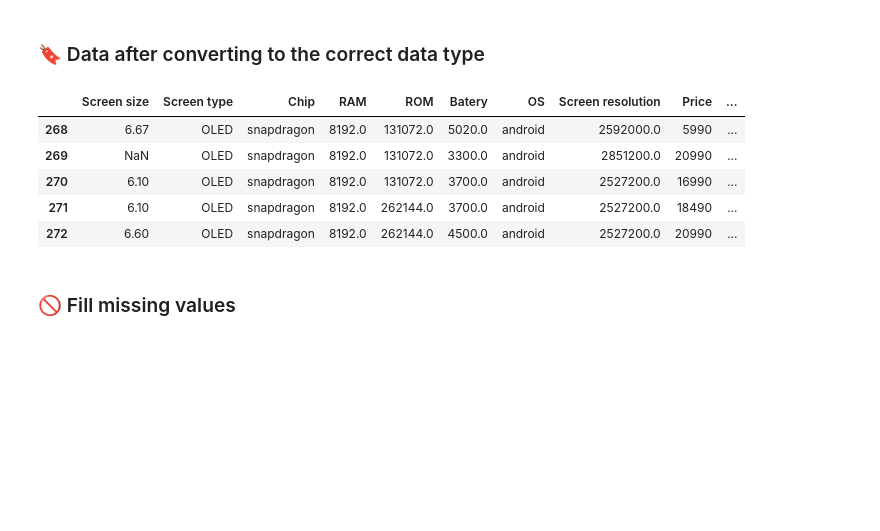
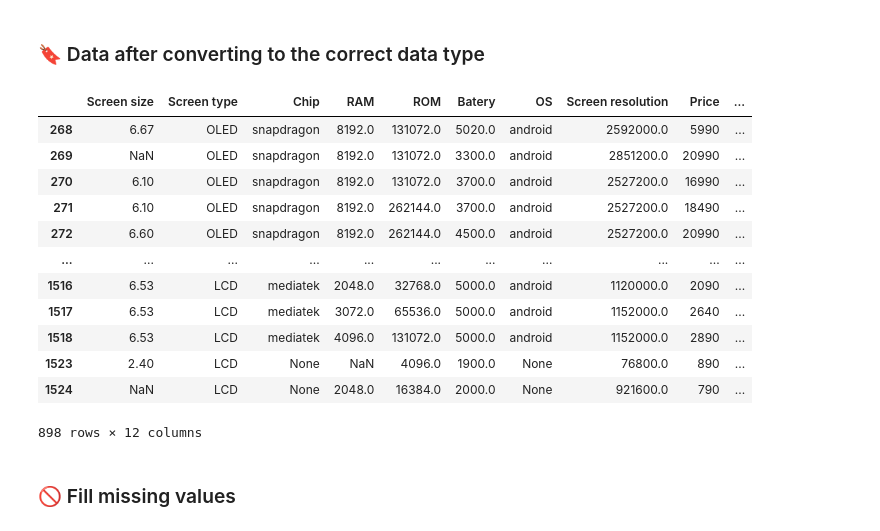
Before and after one commit to bongudth/mobile-price-prediction, a Jupyter notebook: clean.ipynb, the cells around one changed output. Saved outputs shown, nothing was run; the diff lists cells and outputs as text; code cells hidden in the pictures; blank space fills up the shorter version.

```diff
--- a/clean.ipynb
+++ b/clean.ipynb
@@ -543,14 +556,21 @@ array([ 5990, 20990, 16990, 18490, 22490, 25990, 28990, 31990, 18690,
 # %% [markdown]
 ### 🔖 Data after converting to the correct data type
 # %%
-data.head()
+data
 # %% [output]
 |  | Screen size | Screen type | Chip | RAM | ROM | Batery | OS | Screen resolution | Price | ... |
 | 268 | 6.67 | OLED | snapdragon | 8192.0 | 131072.0 | 5020.0 | android | 2592000.0 | 5990 | ... |
 | 269 | NaN | OLED | snapdragon | 8192.0 | 131072.0 | 3300.0 | android | 2851200.0 | 20990 | ... |
 | 270 | 6.10 | OLED | snapdragon | 8192.0 | 131072.0 | 3700.0 | android | 2527200.0 | 16990 | ... |
 | 271 | 6.10 | OLED | snapdragon | 8192.0 | 262144.0 | 3700.0 | android | 2527200.0 | 18490 | ... |
 | 272 | 6.60 | OLED | snapdragon | 8192.0 | 262144.0 | 4500.0 | android | 2527200.0 | 20990 | ... |
+| ... | ... | ... | ... | ... | ... | ... | ... | ... | ... | ... |
+| 1516 | 6.53 | LCD | mediatek | 2048.0 | 32768.0 | 5000.0 | android | 1120000.0 | 2090 | ... |
+| 1517 | 6.53 | LCD | mediatek | 3072.0 | 65536.0 | 5000.0 | android | 1152000.0 | 2640 | ... |
+| 1518 | 6.53 | LCD | mediatek | 4096.0 | 131072.0 | 5000.0 | android | 1152000.0 | 2890 | ... |
+| 1523 | 2.40 | LCD | None | NaN | 4096.0 | 1900.0 | None | 76800.0 | 890 | ... |
+| 1524 | NaN | LCD | None | 2048.0 | 16384.0 | 2000.0 | None | 921600.0 | 790 | ... |
+898 rows × 12 columns
 # %% [markdown]
 ### 🚫 Fill missing values
 # %%
```
Also changed, not shown: parts of 3 cells of this notebook, 4 other files.
